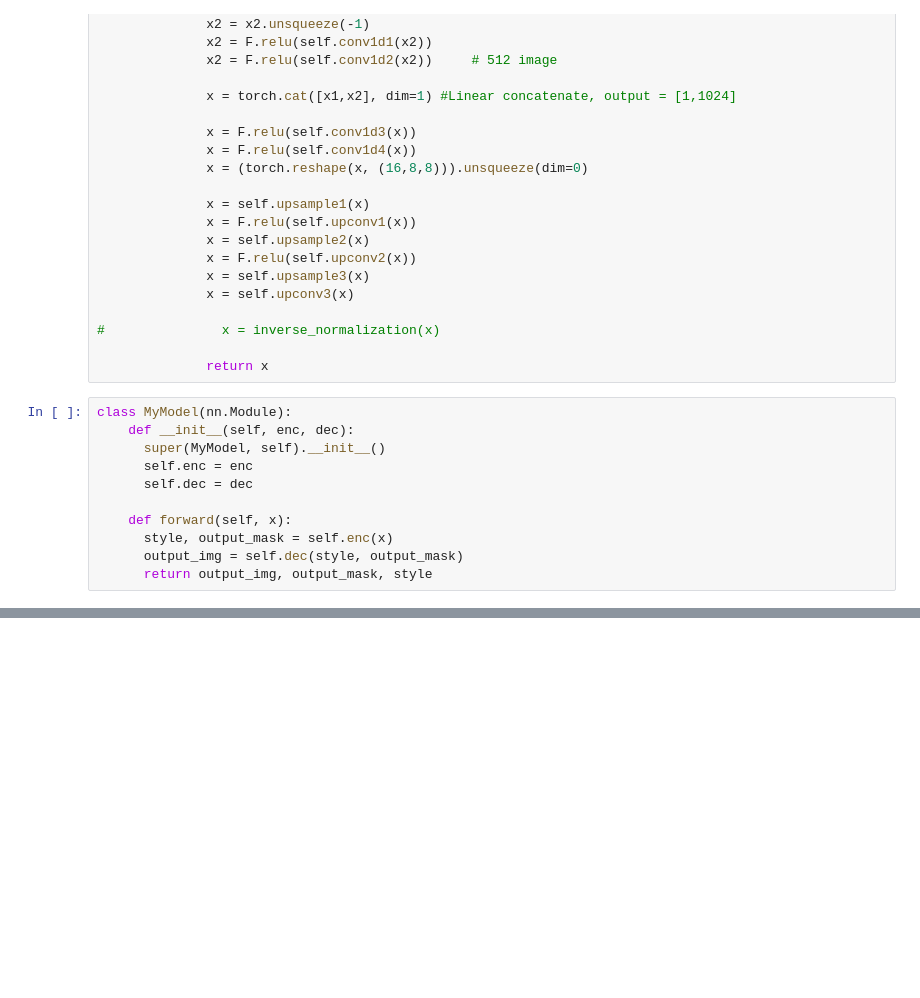
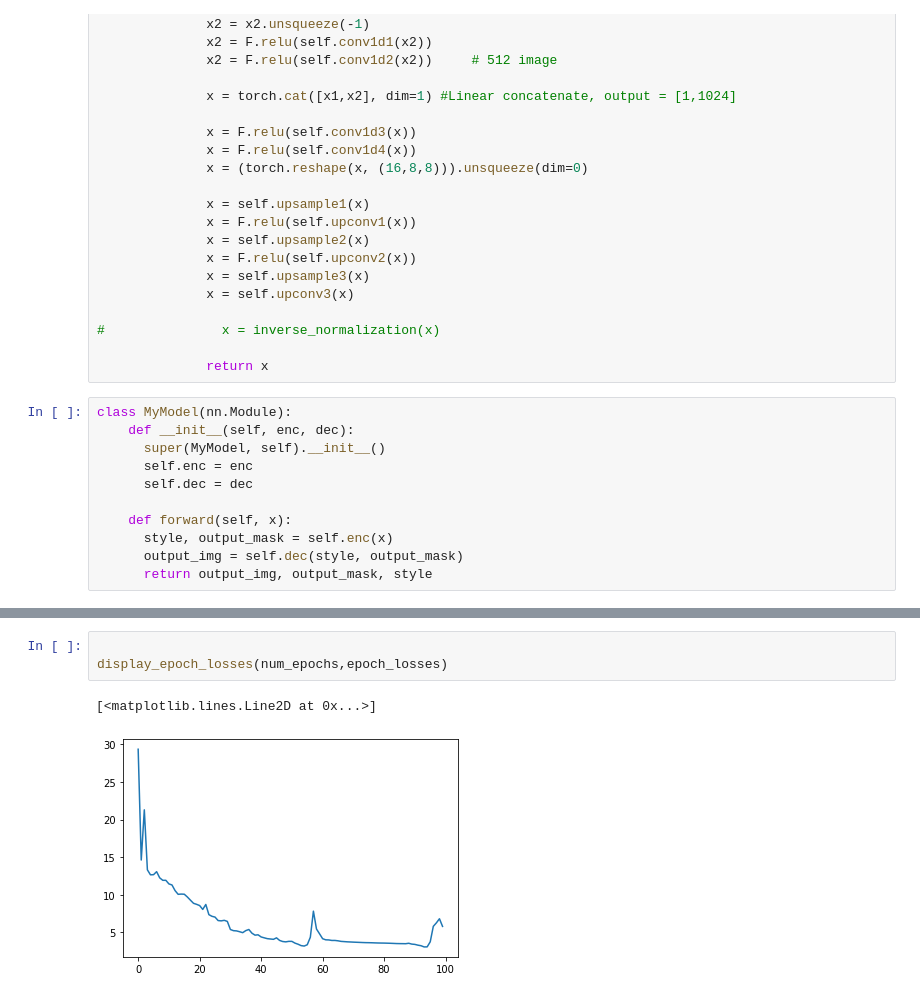
Before and after one commit to TanmayKhot/Scene-Text-Editing, a Jupyter notebook: dataloader.ipynb, the cells around one changed output, grey strips where cells are left out. Saved outputs shown, nothing was run; the diff lists cells and outputs as text; blank space fills up the shorter version.

```diff
--- a/dataloader.ipynb
+++ b/dataloader.ipynb
@@ -339,0 +426,6 @@ NameError: name 'gt_mask' is not defined
+# %%
+
+display_epoch_losses(num_epochs,epoch_losses)
+# %% [output]
+[<matplotlib.lines.Line2D at 0x...>]
+[figure, added]
```
Also changed, not shown: parts of 19 cells of this notebook.
